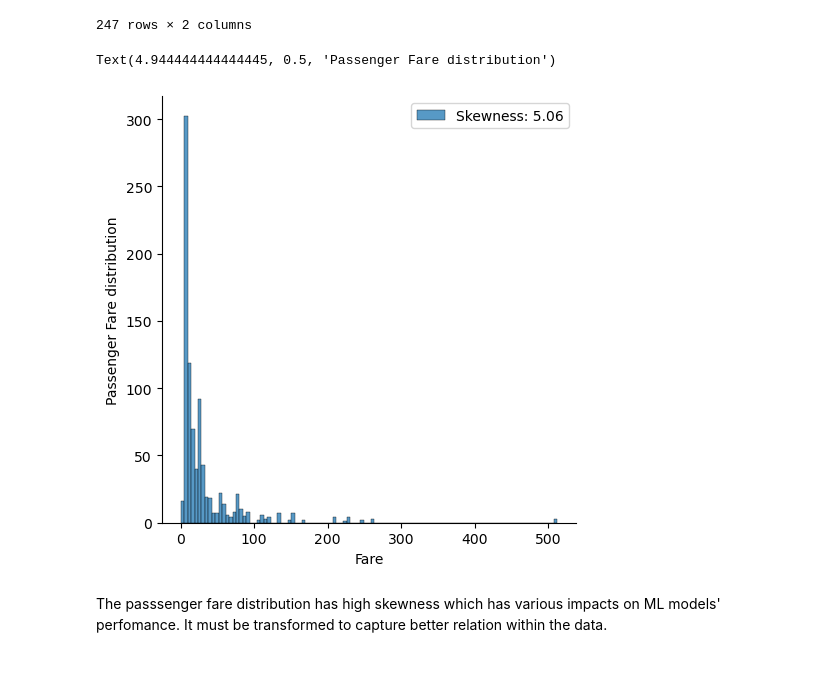
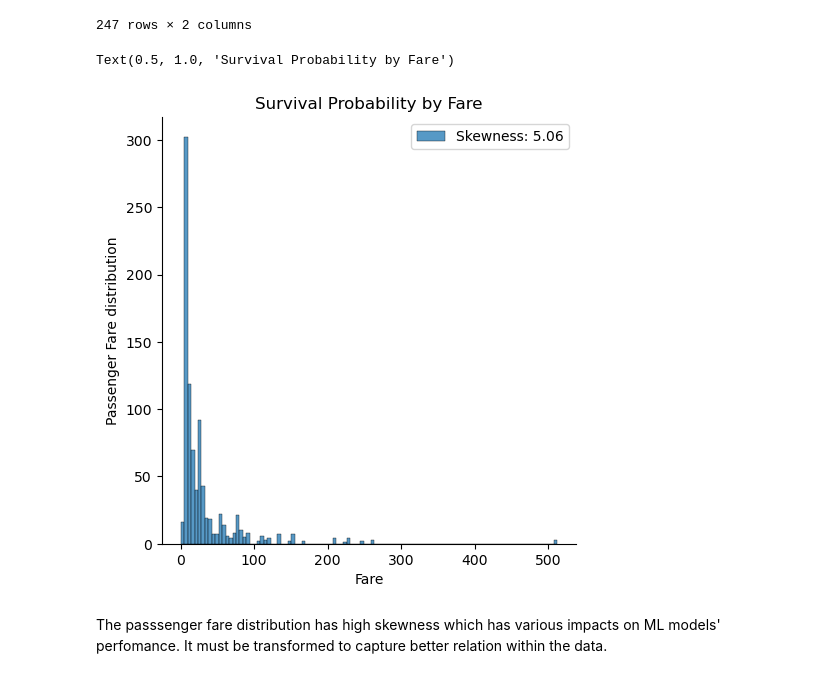
Before and after one commit to Henocket/Titanic-Survival-Analysis-and-Prediction, a Jupyter notebook: exploratory_data_analysis.ipynb, the cells around one changed output. Saved outputs shown, nothing was run; the diff lists cells and outputs as text; code cells hidden in the pictures.

```diff
--- a/exploratory_data_analysis.ipynb
+++ b/exploratory_data_analysis.ipynb
@@ -292,11 +294,12 @@ df[["Fare", "Survived"]].groupby("Fare", as_index = False).mean()
 # %%
 sns.displot(df["Fare"], label = 'Skewness: %.2f'%(df['Fare'].skew()))
 plt.xlabel("Fare")
 plt.legend(loc='best')
 plt.ylabel("Passenger Fare distribution")
+plt.title('Survival Probability by Fare')
 # %% [output]
-Text(4.944444444444445, 0.5, 'Passenger Fare distribution')
+Text(0.5, 1.0, 'Survival Probability by Fare')
-[figure, old version]
+[figure, new version]
 # %% [markdown]
 The passsenger fare distribution has high skewness which has various impacts on ML models' perfomance. It must be transformed to capture better relation within the data.
 # %% [markdown]
```
Also changed, not shown: parts of 3 cells of this notebook, 2 other files.
